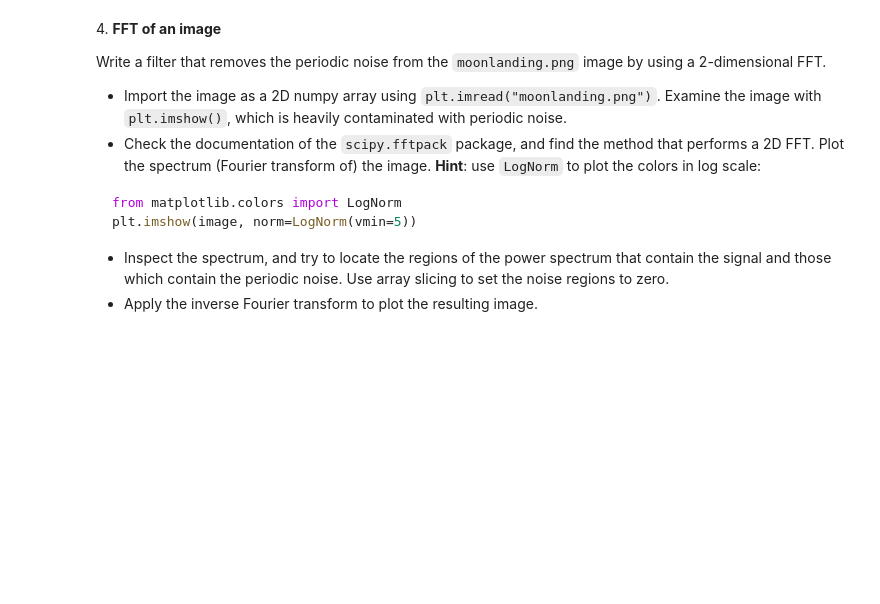
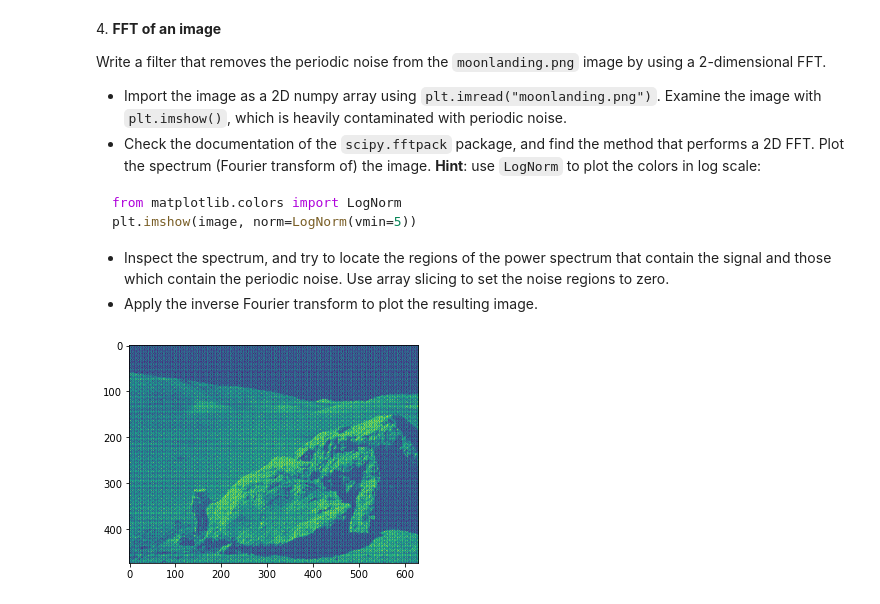
Before and after one commit to tommasoamico/LaboratoryOfComputationalPhysics_Y4, a Jupyter notebook: 09ex_algorithms.ipynb, the cells around one changed output. Saved outputs shown, nothing was run; the diff lists cells and outputs as text; code cells hidden in the pictures; blank space fills up the shorter version.

````diff
--- a/09ex_algorithms.ipynb
+++ b/09ex_algorithms.ipynb
@@ -203,3 +204,9 @@ plt.imshow(image, norm=LogNorm(vmin=5))
 ```
 * Inspect the spectrum, and try to locate the regions of the power spectrum that contain the signal and those which contain the periodic noise. Use array slicing to set the noise regions to zero.
 * Apply the inverse Fourier transform to plot the resulting image.
+# %%
+moon_im = plt.imread("moonlanding.png")
+plt.imshow(moon_im)
+from matplotlib.colors import LogNorm
+# %% [output]
+[figure, added]
````
Also changed, not shown: parts of 3 cells of this notebook, 1 other file.
